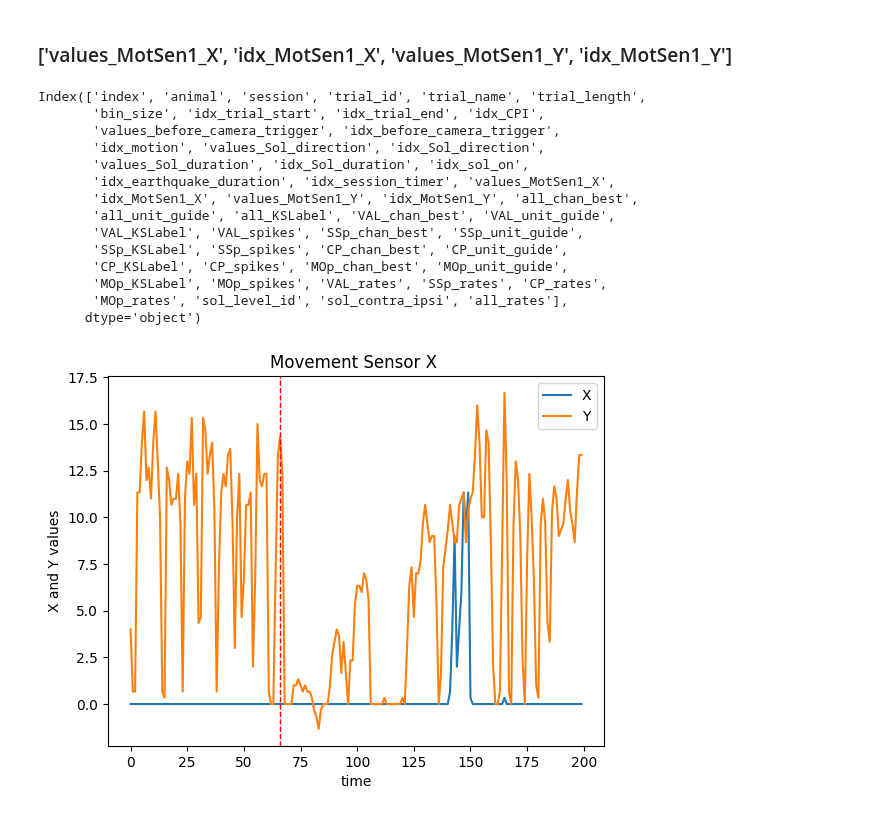
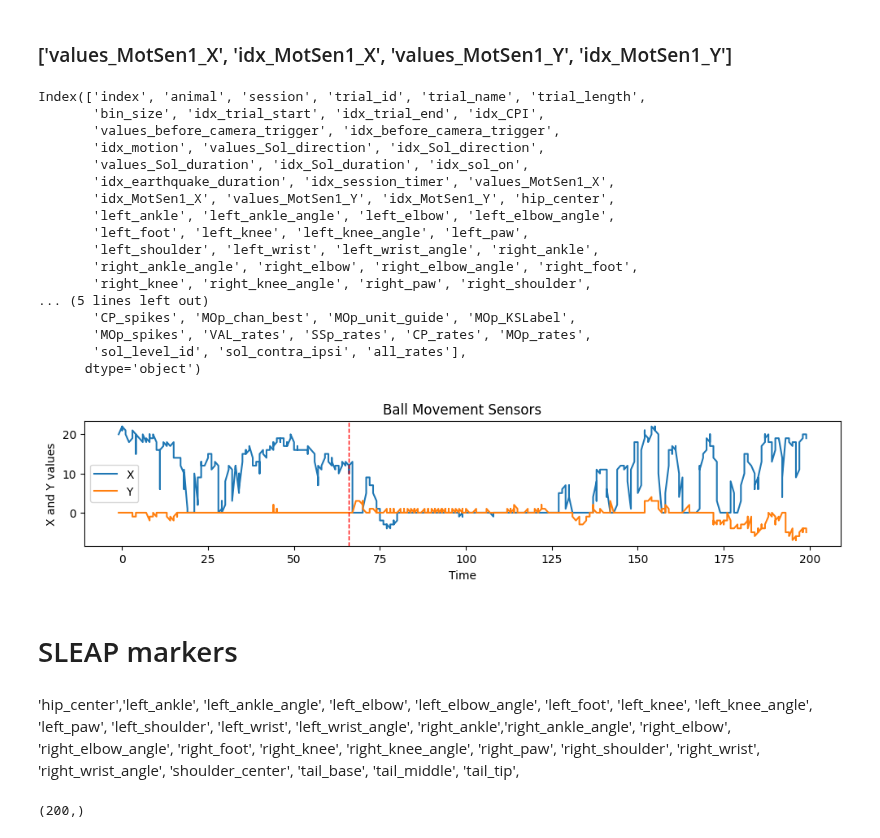
Before and after one commit to martinesparza/earthquake-analysis, a Jupyter notebook: notebooks/M062/trial_averaged_RNN/M062_2025_03_21_14_00_movment.ipynb, the cells around one changed output. Drawn from its saved outputs; the diff is of its cells as text; code cells hidden in the pictures.

Commit message:
look at SLEAP markers of movement

```diff
--- a/notebooks/M062/trial_averaged_RNN/M062_2025_03_21_14_00_movment.ipynb
+++ b/notebooks/M062/trial_averaged_RNN/M062_2025_03_21_14_00_movment.ipynb
@@ -14,16 +16,19 @@ if project_root not in sys.path:
     sys.path.insert(0, project_root)
 
 from tools.curbd import curbd
-from tools.dsp.preprocessing import preprocess
+import tools.dsp.preprocessing as preprocessing
 
+importlib.reload(preprocessing)
+
+preprocess = preprocessing.preprocess  # (Re)assign the function if needed
 np.random.seed(62)
 # %% [markdown]
 ### Import data
 # %%
-data_dir = "/data/raw/M062/M062_2025_03_19_14_00"
-mat_file_0= "M062_2025_03_19_14_00_pyaldata_0.mat"
-mat_file_1= "M062_2025_03_19_14_00_pyaldata_1.mat"
-mat_file_2= "M062_2025_03_19_14_00_pyaldata_2.mat"
+data_dir = "/data/raw/M062/M062_2025_03_21_14_00"
+mat_file_0= "M062_2025_03_21_14_00_pyaldata_0.mat"
+mat_file_1= "M062_2025_03_21_14_00_pyaldata_1.mat"
+mat_file_2= "M062_2025_03_21_14_00_pyaldata_2.mat"
 
 fname0 = os.path.join(data_dir, mat_file_0)
 fname1 = os.path.join(data_dir, mat_file_1)
@@ -55,7 +60,7 @@ array field MOp_KSLabel could not be converted to int.
 # %% [markdown]
 ### Preprocess
 # %%
-df_ = preprocess(df, only_trials=True)
+df_ = preprocess(df, only_trials=True, repair_time_varying_fields=['MotSen1_X', 'MotSen1_Y'])
 BIN_SIZE = df_['bin_size'][0]
 # get 'all_rates' column
 areas =[ "MOp_rates", "SSp_rates", "CP_rates", "VAL_rates"]
@@ -101,23 +123,39 @@ Index(['index', 'animal', 'session', 'trial_id', 'trial_name', 'trial_length',
        'idx_motion', 'values_Sol_direction', 'idx_Sol_direction',
        'values_Sol_duration', 'idx_Sol_duration', 'idx_sol_on',
        'idx_earthquake_duration', 'idx_session_timer', 'values_MotSen1_X',
-       'idx_MotSen1_X', 'values_MotSen1_Y', 'idx_MotSen1_Y', 'all_chan_best',
-       'all_unit_guide', 'all_KSLabel', 'VAL_chan_best', 'VAL_unit_guide',
-       'VAL_KSLabel', 'VAL_spikes', 'SSp_chan_best', 'SSp_unit_guide',
-       'SSp_KSLabel', 'SSp_spikes', 'CP_chan_best', 'CP_unit_guide',
-       'CP_KSLabel', 'CP_spikes', 'MOp_chan_best', 'MOp_unit_guide',
-       'MOp_KSLabel', 'MOp_spikes', 'VAL_rates', 'SSp_rates', 'CP_rates',
-       'MOp_rates', 'sol_level_id', 'sol_contra_ipsi', 'all_rates'],
+       'idx_MotSen1_X', 'values_MotSen1_Y', 'idx_MotSen1_Y', 'hip_center',
+       'left_ankle', 'left_ankle_angle', 'left_elbow', 'left_elbow_angle',
+       'left_foot', 'left_knee', 'left_knee_angle', 'left_paw',
+       'left_shoulder', 'left_wrist', 'left_wrist_angle', 'right_ankle',
+       'right_ankle_angle', 'right_elbow', 'right_elbow_angle', 'right_foot',
+       'right_knee', 'right_knee_angle', 'right_paw', 'right_shoulder',
+... (5 lines left out)
+       'CP_spikes', 'MOp_chan_best', 'MOp_unit_guide', 'MOp_KSLabel',
+       'MOp_spikes', 'VAL_rates', 'SSp_rates', 'CP_rates', 'MOp_rates',
+       'sol_level_id', 'sol_contra_ipsi', 'all_rates'],
       dtype='object')
 # %%
-plt.plot(df_['values_MotSen1_X'][0], label = "X")
-plt.plot(df_['values_MotSen1_Y'][0], label = "Y")
+plt.figure(figsize=(12, 2))
+plt.plot(df_['idx_MotSen1_X'][0], df_['values_MotSen1_X'][0], label = "X")
+plt.plot(df_['idx_MotSen1_Y'][0], df_['values_MotSen1_Y'][0], label = "Y")
 plt.axvline(x=perturb_time_idx, color='red', linestyle='--', linewidth=1)
 
-plt.xlabel('time')
+plt.xlabel('Time')
 plt.ylabel('X and Y values')
 plt.legend()
-plt.title('Movement Sensor X ')
+plt.title('Ball Movement Sensors')
 plt.show()
 # %% [output]
-[figure, old version]
+[figure, new version]
+# %% [markdown]
+# SLEAP markers
+# %% [markdown]
+'hip_center','left_ankle', 'left_ankle_angle', 'left_elbow', 'left_elbow_angle',
+'left_foot', 'left_knee', 'left_knee_angle', 'left_paw', 'left_shoulder', 'left_wrist',
+'left_wrist_angle', 'right_ankle','right_ankle_angle', 'right_elbow', 'right_elbow_angle',
+'right_foot', 'right_knee', 'right_knee_angle', 'right_paw', 'right_shoulder',
+'right_wrist', 'right_wrist_angle', 'shoulder_center', 'tail_base', 'tail_middle', 'tail_tip',
+# %%
+df_['right_ankle_angle'][0].shape
+# %% [output]
+(200,)
```
Also changed, not shown: parts of 4 cells of this notebook.
